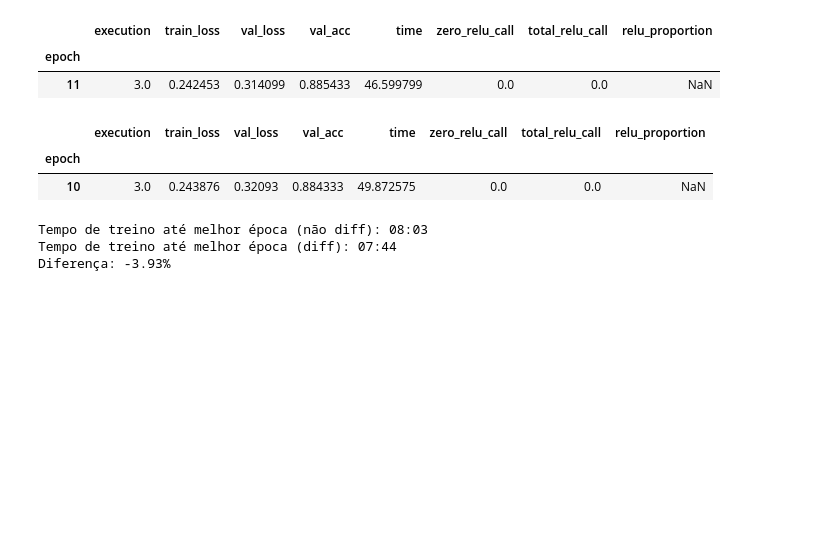
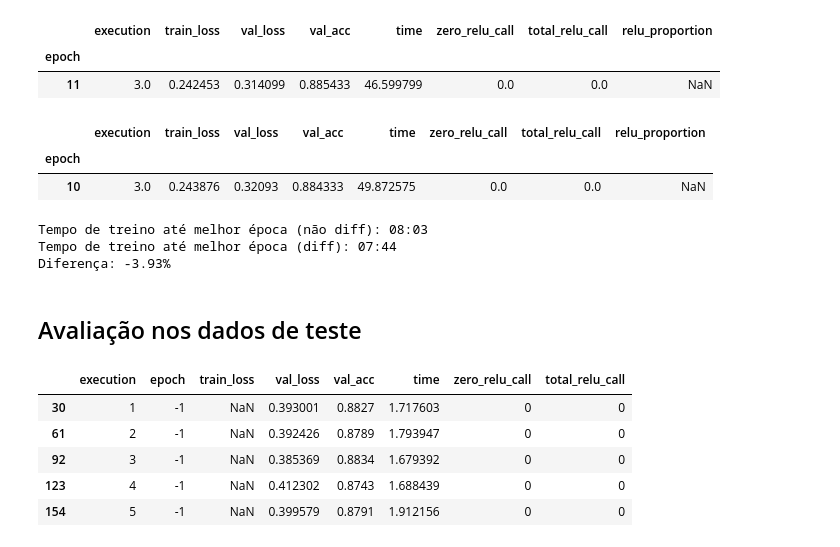
Before and after one commit to robertotomchak/ReLUDiffStudy, a Jupyter notebook: analysis_mobilenet.ipynb, the cells around one changed output. Cells and saved outputs as stored; diff of their text form; code cells hidden in the pictures; blank space fills up the shorter version.

```diff
--- a/analysis_mobilenet.ipynb
+++ b/analysis_mobilenet.ipynb
@@ -261,3 +261,14 @@ print(f"Diferença: {round(100*(time_diff - time_original) / time_original, 2)}%
 Tempo de treino até melhor época (não diff): 08:03
 Tempo de treino até melhor época (diff): 07:44
 Diferença: -3.93%
+# %% [markdown]
+## Avaliação nos dados de teste
+# %%
+df_diff_test
+# %% [output]
+|  | execution | epoch | train_loss | val_loss | val_acc | time | zero_relu_call | total_relu_call |
+| 30 | 1 | -1 | NaN | 0.393001 | 0.8827 | 1.717603 | 0 | 0 |
+| 61 | 2 | -1 | NaN | 0.392426 | 0.8789 | 1.793947 | 0 | 0 |
+| 92 | 3 | -1 | NaN | 0.385369 | 0.8834 | 1.679392 | 0 | 0 |
+| 123 | 4 | -1 | NaN | 0.412302 | 0.8743 | 1.688439 | 0 | 0 |
+| 154 | 5 | -1 | NaN | 0.399579 | 0.8791 | 1.912156 | 0 | 0 |
```
Also changed, not shown: parts of 4 cells of this notebook, 1 other file.
